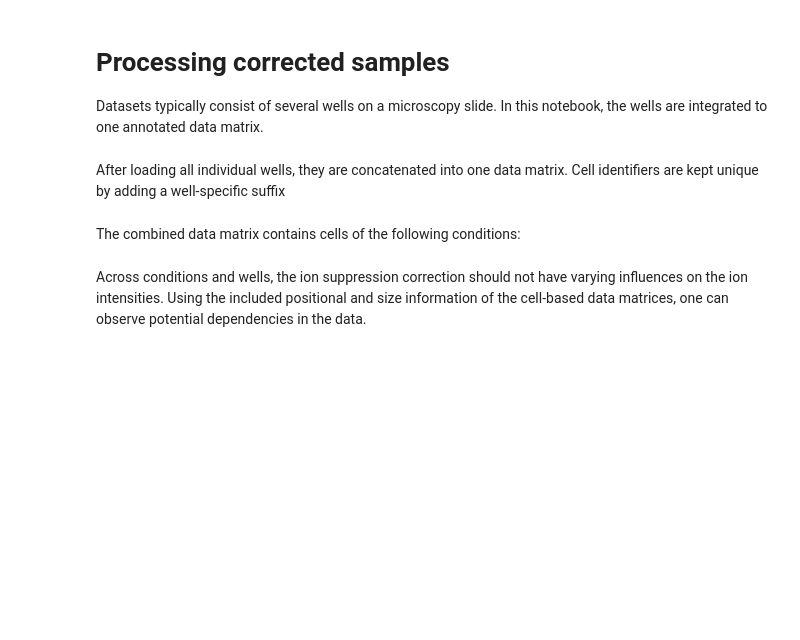
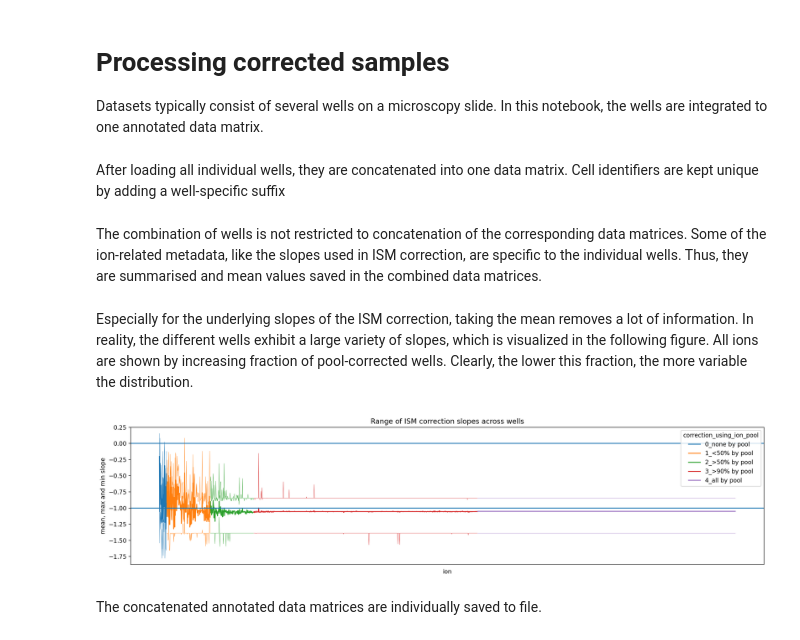
Before and after one commit to mariusrklein/FDA_project, a Jupyter notebook: pipeline_02_processing.ipynb, the cells around one changed output. Drawn from its saved outputs; the diff is of its cells as text; code cells hidden in the pictures; blank space fills up the shorter version.

Commit message:
proper plotting of deconvolution deviations

```diff
--- a/pipeline_02_processing.ipynb
+++ b/pipeline_02_processing.ipynb
@@ -65,6 +68,50 @@ for sample in tqdm(samples):
 def split_dataset_info(adata):
     split = adata.obs['dataset'].str.split("_", expand=True)
     adata.obs[['dataset_' + str(col) for col in split.columns]] = split
+# %% [markdown]
+The combination of wells is not restricted to concatenation of the corresponding data matrices. Some of the ion-related metadata, like the slopes used in ISM correction, are specific to the individual wells. Thus, they are summarised and mean values saved in the combined data matrices.
+# %%
+def plot_range_slopes(adata_dict):
+    adata = ad.concat(adata_dict, label='well', index_unique="_", merge="first", join='inner', fill_value=0)
+    conca_var_df = pd.concat({k: v.var for k, v in adata_dict.items()}).select_dtypes(include=[float])
+
+    dfs = [conca_var_df.reset_index(names = ['well', 'ion']).groupby('ion').mean(numeric_only = True).reset_index().melt(id_vars=['ion'], value_name='mean'),
+              conca_var_df.reset_index(names = ['well', 'ion']).groupby('ion').min(numeric_only = True).reset_index().melt(id_vars=['ion'], value_name='min'),
+              conca_var_df.reset_index(names = ['well', 'ion']).groupby('ion').max(numeric_only = True).reset_index().melt(id_vars=['ion'], value_name='max')]
+
+    sum_df = pd.merge(functools.reduce(lambda left,right: pd.merge(left, right, how='left', on=['ion', 'variable']), dfs),
+                      pd.concat({k: v.var for k, v in adata_cor_dict.items()})[['correction_using_ion_pool']].reset_index(names = ['well', 'ion']).groupby('ion').sum(numeric_only = True),
+                      left_on='ion', right_index=True)
+
+    def my_bin(i):
+        if i == len(adata_dict):
+            return '4_all by pool'
+        elif i == 0:
+            return '0_none by pool'
+        elif i >0.9*len(adata_dict):
+            return '3_>90% by pool'
+        elif i >0.5*len(adata_dict):
+            return '2_>50% by pool'
+        else:
+            return '1_<50% by pool'
+
+    sum_df['corr_pool_bins'] = [my_bin(i) for i in sum_df['correction_using_ion_pool']]
+    #pd.cut(sum_df['correction_using_ion_pool'], bins=4)#, q=[0, .2, .4, .6, .8, 1], labels=['<20%', '<40%', '<60%', '<80%', '>80%'])
+
+    sum_df = sum_df.sort_values(['correction_using_ion_pool'])
+
+    fig, ax = plt.subplots(figsize=(16, 4))
+    m = sns.lineplot(sum_df[sum_df.variable == 'correction_quantreg_slope'], x = 'ion', y='mean', hue='corr_pool_bins', ax=ax)
+    sns.lineplot(sum_df[sum_df.variable == 'correction_quantreg_slope'], x = 'ion', y='min', hue='corr_pool_bins', ax=ax, linewidth=0.4)
+    sns.lineplot(sum_df[sum_df.variable == 'correction_quantreg_slope'], x = 'ion', y='max', hue='corr_pool_bins', ax=ax, linewidth=0.4)
+    ax.set_xticks([])
+    ax.set_ylabel('mean, max and min slope')
+    handles, labels = ax.get_legend_handles_labels()
+    ax.legend(handles[:5], labels[:5], title='correction_using_ion_pool')
+    ax.axhline(0)
+    ax.axhline(-1)
+    ax.set_title('Range of ISM correction slopes across wells')
+    fig.tight_layout()
 # %%
 import functools
 def concat_wells(adata_dict):
@@ -95,11 +147,15 @@ def concat_wells(adata_dict):
 adata = concat_wells(adata_dict)
 gen_adata = concat_wells(gen_adata_dict)
 adata_cor = concat_wells(adata_cor_dict)
-# %% [markdown]
-The combined data matrix contains cells of the following conditions:
+# %% [markdown]
+Especially for the underlying slopes of the ISM correction, taking the mean removes a lot of information. In reality, the different wells exhibit a large variety of slopes, which is visualized in the following figure. All ions are shown by increasing fraction of pool-corrected wells. Clearly, the lower this fraction, the more variable the distribution.
+# %%
+plot_range_slopes(adata_cor_dict)
+# %% [output]
+[figure, added]
+# %% [markdown]
+The concatenated annotated data matrices are individually saved to file.
 # %%
 adata.write(os.path.join(target_path, "batch_sm_matrix.h5ad"))
 gen_adata.write(os.path.join(target_path, "gen_batch_sm_matrix.h5ad"))
 adata_cor.write(os.path.join(target_path, "corrected_batch_sm_matrix.h5ad"))
-# %% [markdown]
-Across conditions and wells, the ion suppression correction should not have varying influences on the ion intensities. Using the included positional and size information of the cell-based data matrices, one can observe potential dependencies in the data.
```
Also changed, not shown: parts of 6 cells of this notebook.
